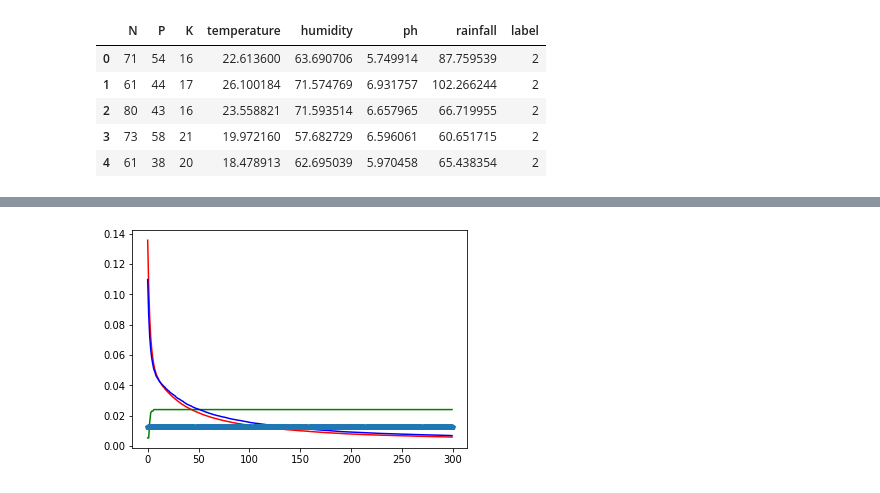
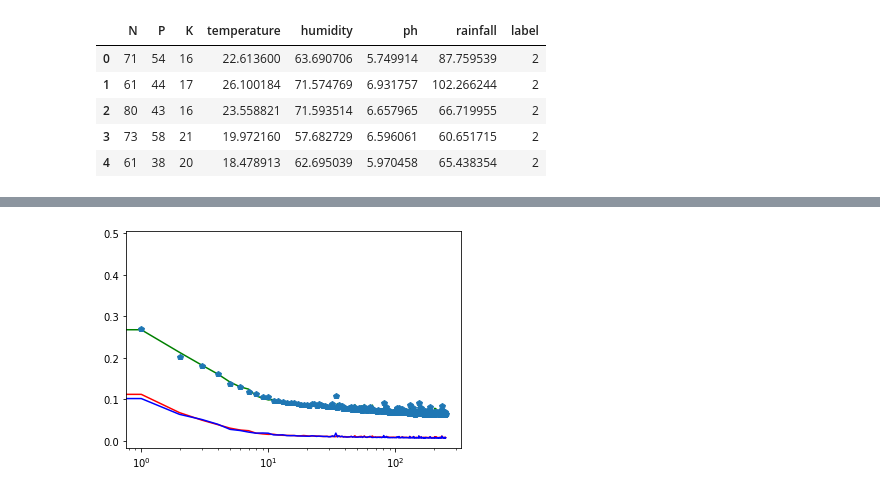
Before and after one commit to dewirizki/bangkit2021_machinelearning, a Jupyter notebook: notebook/fertilizer-recommender.ipynb, the cells around one changed output, grey strips where cells are left out. Saved outputs shown, nothing was run; the diff lists cells and outputs as text; code cells hidden in the pictures.

Commit message:
Staging for fertiliser prediction cloud.

```diff
--- a/notebook/fertilizer-recommender.ipynb
+++ b/notebook/fertilizer-recommender.ipynb
@@ -79,9 +75,9 @@ _fert.head()
 | 3 | 73 | 58 | 21 | 19.972160 | 57.682729 | 6.596061 | 60.651715 | 2 |
 | 4 | 61 | 38 | 20 | 18.478913 | 62.695039 | 5.970458 | 65.438354 | 2 |
 # %%
-_fert_N = _fert[['N', 'temperature', 'humidity', 'ph', 'rainfall', 'label']].copy()
-_fert_P = _fert[['P', 'temperature', 'humidity', 'ph', 'rainfall', 'label']].copy()
-_fert_K = _fert[['K', 'temperature', 'humidity', 'ph', 'rainfall', 'label']].copy()
+_fert_N = _fert[['N', 'temperature', 'humidity', 'label']].copy()
+_fert_P = _fert[['P', 'temperature', 'humidity', 'label']].copy()
+_fert_K = _fert[['K', 'temperature', 'humidity', 'label']].copy()
 # %%
 # Labelling representation of each data
 _fert_N.loc[:, 'target_output'] = 0
@@ -190,11 +184,11 @@ target_output      int64
 dtype: object
 # %%
 # manually normalise
-#FERTILISER.loc[:, 'output'] = FERTILISER['output'] / 205
-#FERTILISER.loc[:, 'temperature'] = FERTILISER['temperature'] / 42
-#FERTILISER.loc[:, 'humidity'] = FERTILISER['humidity'] / 95
+FERTILISER.loc[:, 'output'] = FERTILISER['output'] / 100
+FERTILISER.loc[:, 'temperature'] = FERTILISER['temperature'] / 100
+FERTILISER.loc[:, 'humidity'] = FERTILISER['humidity'] / 100
 #FERTILISER.loc[:, 'ph'] = FERTILISER['ph'] / 8
-#FERTILISER.loc[:, 'rainfall'] = FERTILISER['rainfall'] / 125
+#FERTILISER.loc[:, 'rainfall'] = FERTILISER['rainfall'] / 100
 # %%
 FERTILISER = FERTILISER.sample(frac=1).reset_index().drop('index', axis=1)
 
@@ -312,0 +432,18 @@ Epoch 300/300
+# %%
+#lr_schedule = tf.keras.callbacks.LearningRateScheduler(
+#    lambda epoch: 1e-7 * 10**(epoch / 20))
+optimizer = tf.keras.optimizers.SGD(learning_rate=5e-3, momentum=0.9)
+
+predict_fert.compile(
+    optimizer = optimizer,
+    loss = tf.keras.losses.MeanSquaredError(),
+    metrics = ['mae']
+)
+
+hist = predict_fert.fit(
+    train_features, train_labels,
+    #fertiliser,
+    epochs = 250,
+    validation_data = (test_features, test_labels)#,
+    #callbacks = [lr_schedule]
+ )
@@ -313,15 +468,10 @@ Epoch 300/300
 # %%
-from matplotlib import pyplot as plt
-
-plt.plot(
+plt.semilogx(
     range(len(hist.history['loss'])), hist.history['loss'], 'r',
-    range(len(hist.history['accuracy'])), hist.history['accuracy'], 'g',
+    range(len(hist.history['mae'])), hist.history['mae'], 'g',
     range(len(hist.history['val_loss'])), hist.history['val_loss'], 'b',
-    range(len(hist.history['val_accuracy'])), hist.history['val_accuracy'], 'p'
-    )
+    range(len(hist.history['val_mae'])), hist.history['val_mae'], 'p'
+)
 plt.show()
-
-#plt.semilogx(hist.history['lr'], hist.history['loss'])
-#plt.show()
 # %% [output]
-[figure, old version]
+[figure, new version]
```
Also changed, not shown: parts of 35 cells of this notebook, 10 other files.
